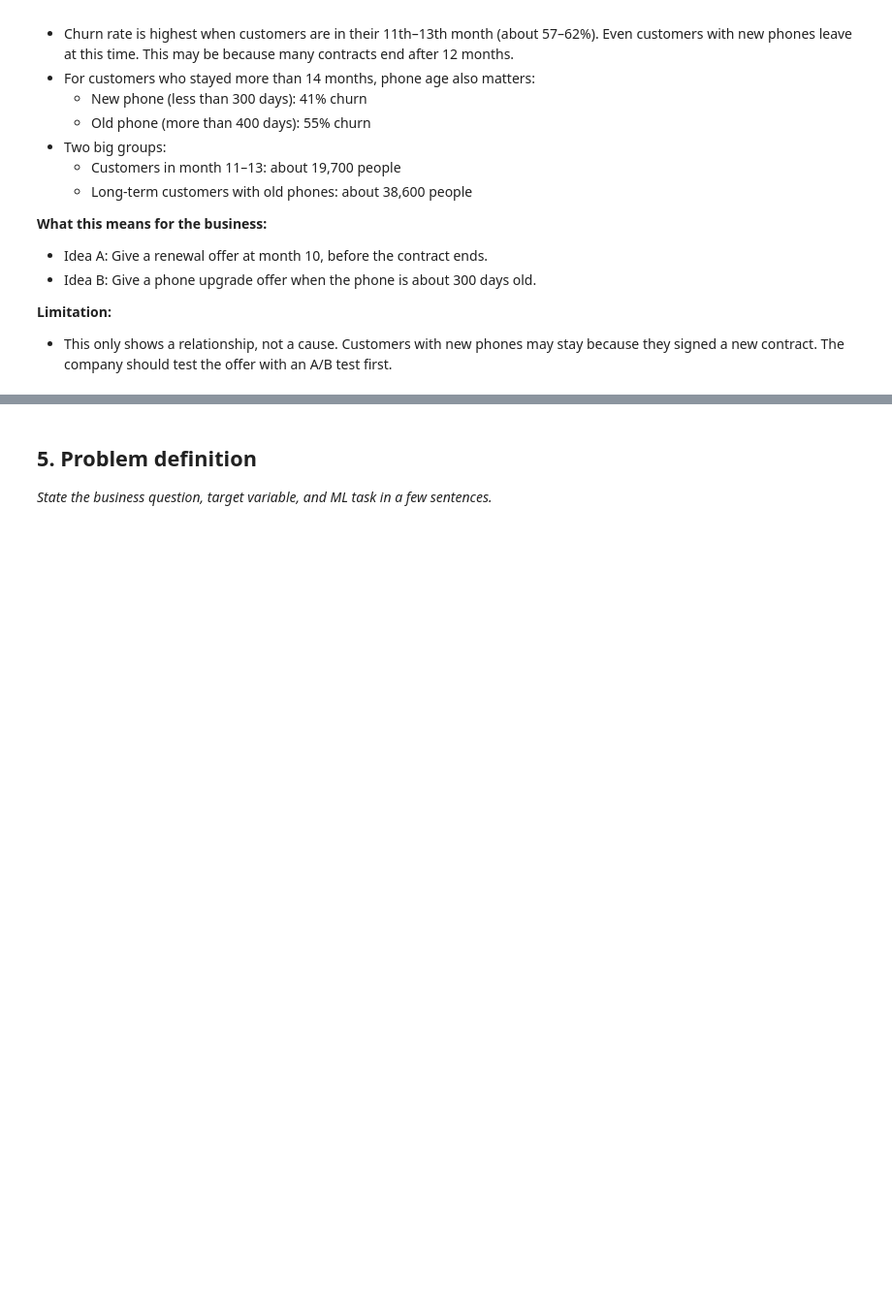
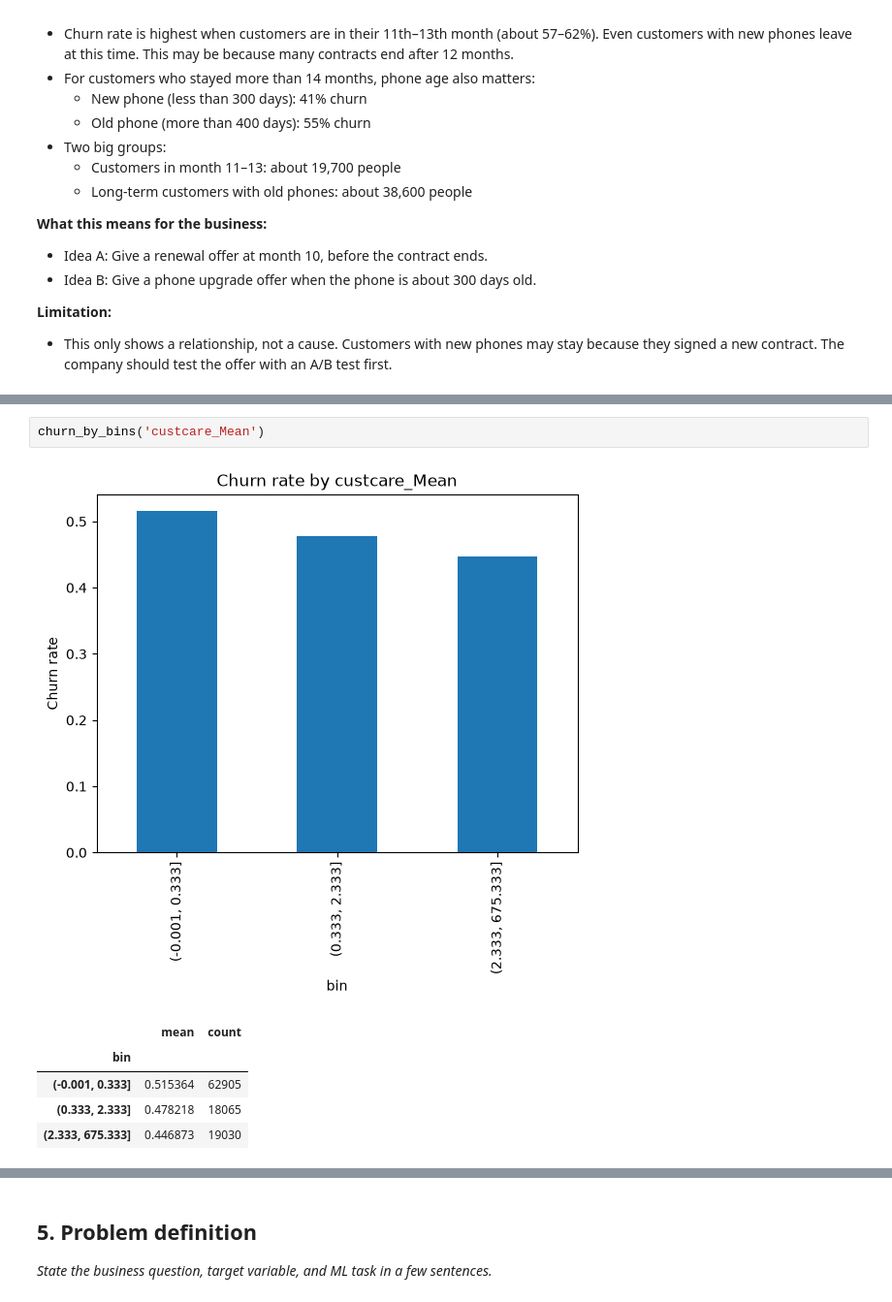
Before and after one commit to dilmani773/gci-final-assignment, a Jupyter notebook: main.ipynb, the cells around one changed output, grey strips where cells are left out. Shown at 97% size. Saved outputs shown, nothing was run; the diff lists cells and outputs as text; blank space fills up the shorter version.

```diff
--- a/main.ipynb
+++ b/main.ipynb
@@ -193,0 +215,9 @@ plt.show()
+# %%
+churn_by_bins('custcare_Mean')
+# %% [output]
+[figure, added]
+|  | mean | count |
+| bin |  |  |
+| (-0.001, 0.333] | 0.515364 | 62905 |
+| (0.333, 2.333] | 0.478218 | 18065 |
+| (2.333, 675.333] | 0.446873 | 19030 |
```
Also changed, not shown: parts of 6 cells of this notebook.
